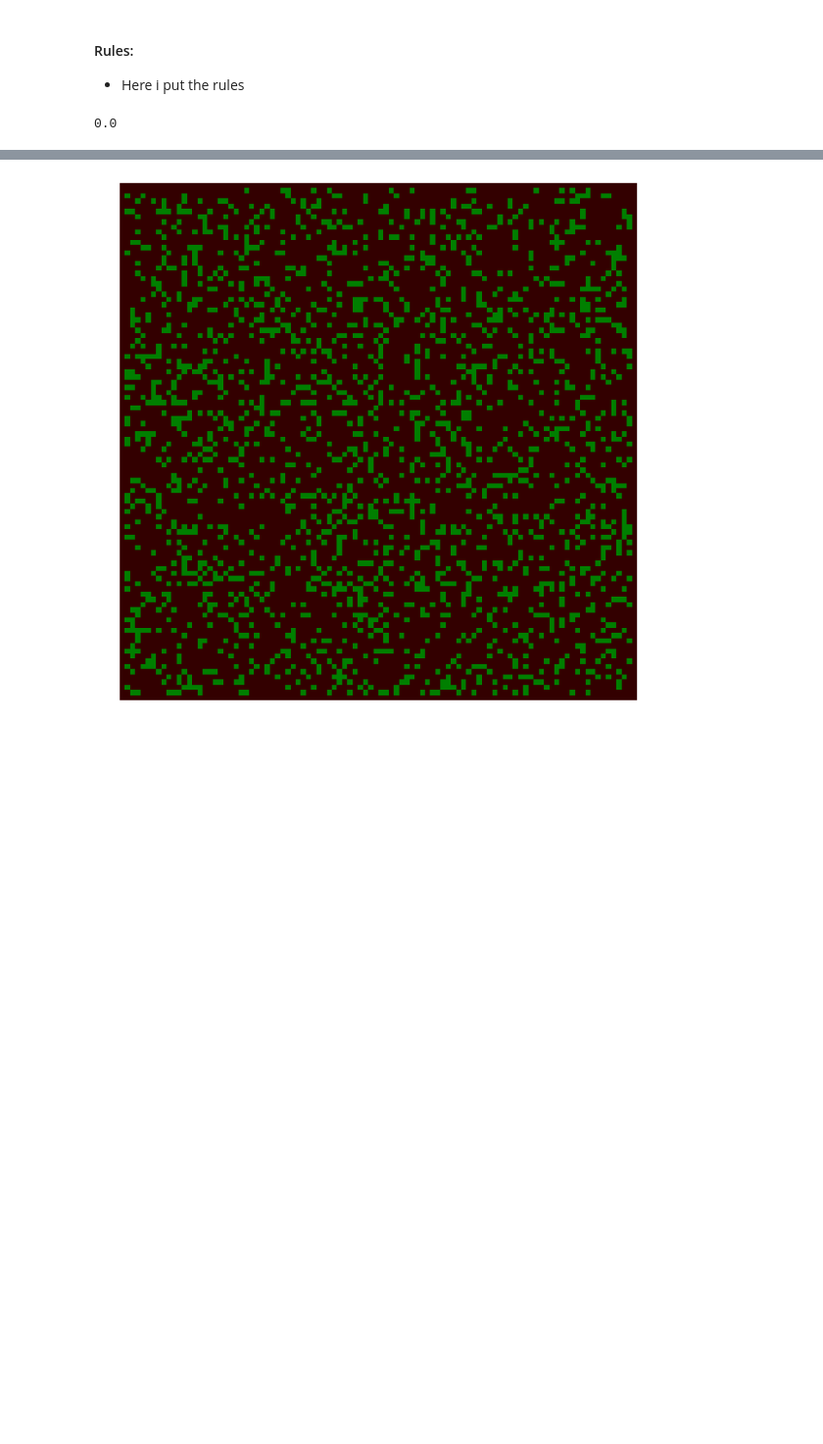
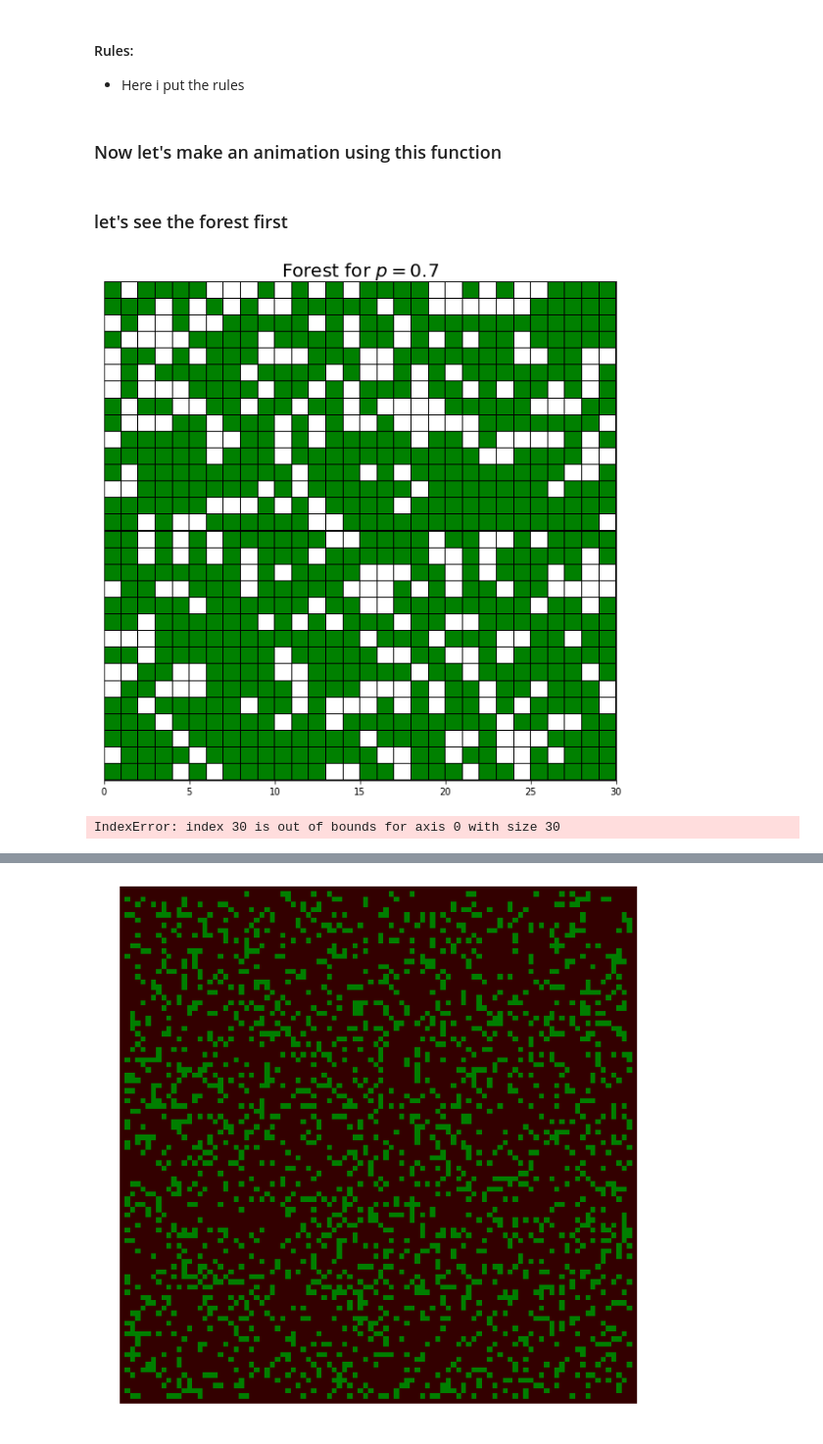
Before and after one commit to gmichelcarvalho/Percolation_Theory, a Jupyter notebook: Forestfires.ipynb, the cells around one changed output, grey strips where cells are left out. Shown at 98% size. Cells and saved outputs as stored; diff of their text form; code cells hidden in the pictures; blank space fills up the shorter version.

```diff
--- a/Forestfires.ipynb
+++ b/Forestfires.ipynb
@@ -108,9 +109,5 @@ for i in range(len(probabilities_values)):
 # %% [markdown]
 #### Rules:
 - Here i put the rules
-# %%
-forest_example1[0][0]
-# %% [output]
-0.0
 # %%
 def forest_fire(forest):
@@ -148,0 +179,25 @@ def forest_fire(forest):
+# %% [markdown]
+### Now let's make an animation using this function
+# %%
+### First, let's create a forest with probability of a tree equal to 0.4
+np.random.seed(30)
+forest_to_burn = create_forest(30,30,0.7)
+# %% [markdown]
+### let's see the forest first
+# %%
+colors_list = ['white', 'green']
+cmap = colors.ListedColormap(colors_list)
+
+plt.figure(figsize=(10,10))
+plt.title('Forest for $p=0.7$', fontsize=20)
+plt.pcolormesh(forest_to_burn, cmap = cmap, edgecolors='k', linewidth=0.01)
+#plt.xticks([],[])
+plt.yticks([],[])
+plt.show()
+# %% [output]
+[figure, added]
+# %%
+### Now, let's burn this forest
+simulation = forest_fire(forest_to_burn)
+# %% [output]
+IndexError: index 30 is out of bounds for axis 0 with size 30
```
Also changed, not shown: parts of 6 cells of this notebook, 1 other file.
